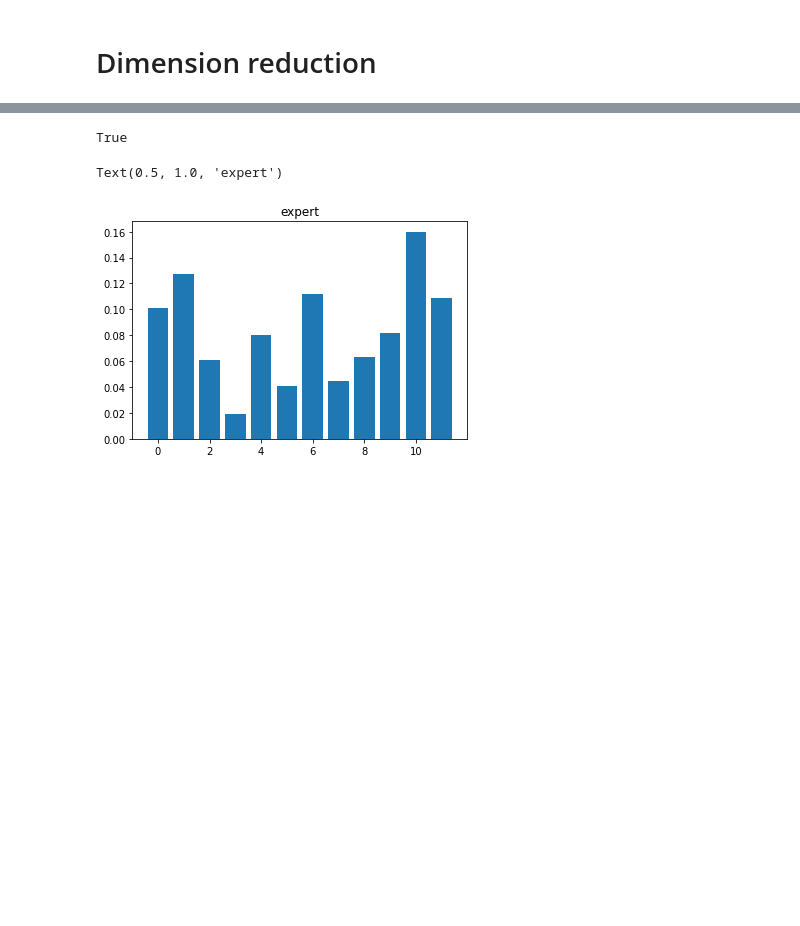
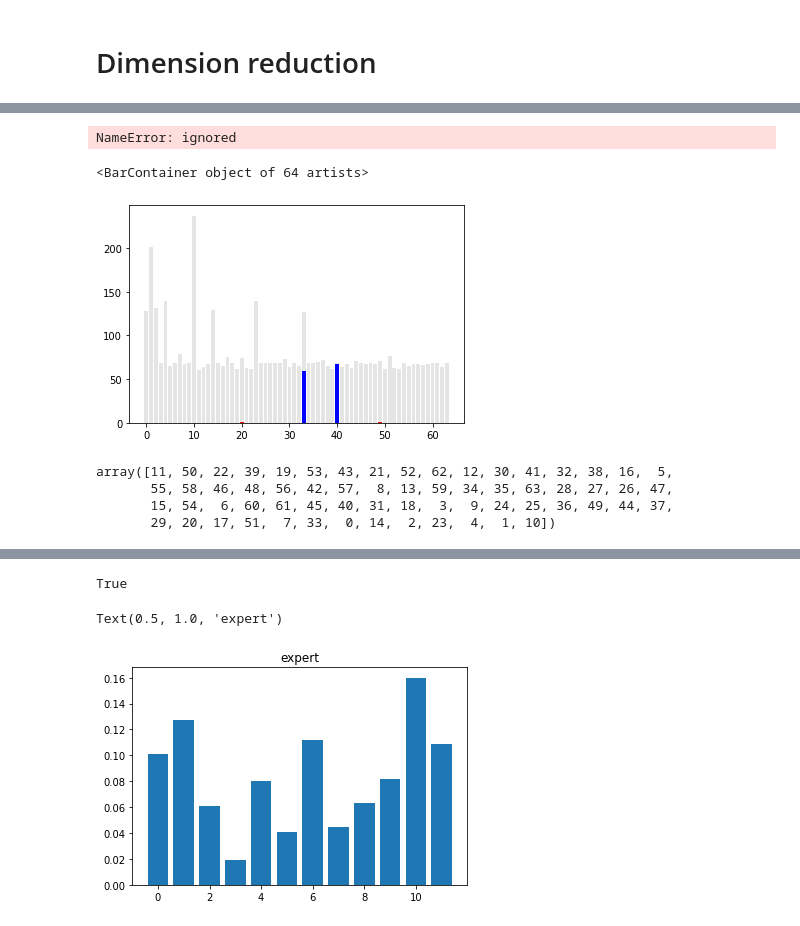
Before and after one commit to tessavdheiden/Inverse_RL, a Jupyter notebook: World_Model_Architecture_Exploration.ipynb, the cells around one changed output, grey strips where cells are left out. Saved outputs shown, nothing was run; the diff lists cells and outputs as text; code cells hidden in the pictures; blank space fills up the shorter version.

```diff
--- a/World_Model_Architecture_Exploration.ipynb
+++ b/World_Model_Architecture_Exploration.ipynb
@@ -404,0 +446,21 @@ print(new_yhat.shape)
+# %%
+model.to('cpu')
+model.eval()
+with torch.no_grad():
+  x, a = data['input'].float().cpu(), data['action'].float().cpu()
+  yhat = model.encode(x, a)
+
+n_components = 64
+gmm = mixture.GaussianMixture(n_components=n_components).fit(yhat)
+print(gmm.converged_)
+# %% [output]
+NameError: ignored
+# %%
+i_pos = np.where(data['rew'][:,-1] == 1)[0]
+i_neg = np.where(data['rew'][:,-1] == -1)[0]
+plt.bar(np.arange(n_components), gmm.predict_proba(yhat).sum(0), color='k', alpha=.1)
+plt.bar(np.arange(n_components), gmm.predict_proba(yhat[i_pos]).sum(0), color='b')
+plt.bar(np.arange(n_components), gmm.predict_proba(yhat[i_neg]).sum(0), color='r')
+# %% [output]
+<BarContainer object of 64 artists>
+[figure, added]
@@ -404,0 +469,7 @@ print(new_yhat.shape)
+# %%
+i_likelihood
+# %% [output]
+array([11, 50, 22, 39, 19, 53, 43, 21, 52, 62, 12, 30, 41, 32, 38, 16,  5,
+       55, 58, 46, 48, 56, 42, 57,  8, 13, 59, 34, 35, 63, 28, 27, 26, 47,
+       15, 54,  6, 60, 61, 45, 40, 31, 18,  3,  9, 24, 25, 36, 49, 44, 37,
+       29, 20, 17, 51,  7, 33,  0, 14,  2, 23,  4,  1, 10])
```
Also changed, not shown: parts of 34 cells of this notebook.
